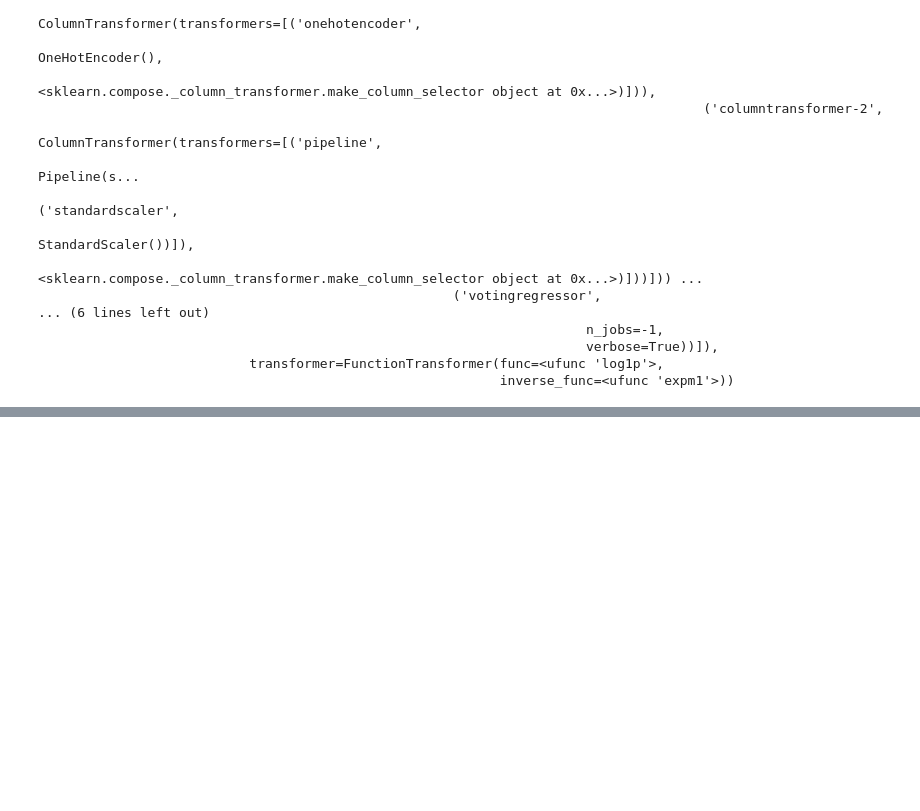
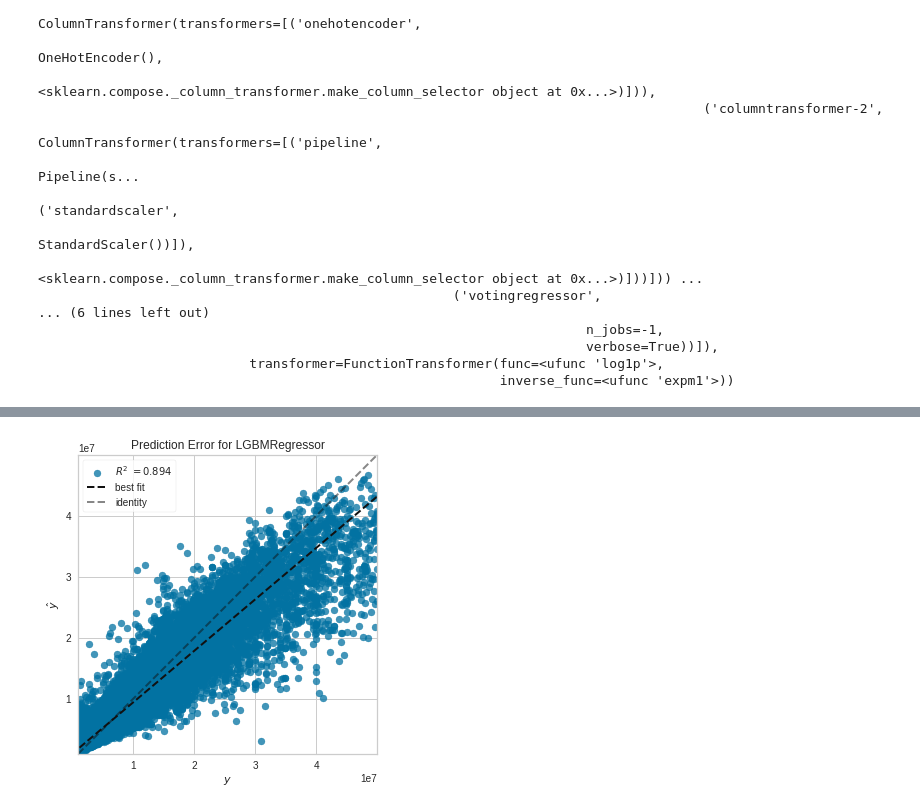
Before and after one commit to dubrovin-sudo/House-prediction, a Jupyter notebook: notebooks/EDA.ipynb, the cells around one changed output, grey strips where cells are left out. Cells and saved outputs as stored; diff of their text form; code cells hidden in the pictures; blank space fills up the shorter version.

```diff
--- a/notebooks/EDA.ipynb
+++ b/notebooks/EDA.ipynb
@@ -296,0 +319,4 @@ top3 = compare_models(n_select=3)
+# %%
+plot_model(final_lgbm, plot='error')
+# %% [output]
+[figure, added]
```
Also changed, not shown: parts of 18 cells of this notebook.
